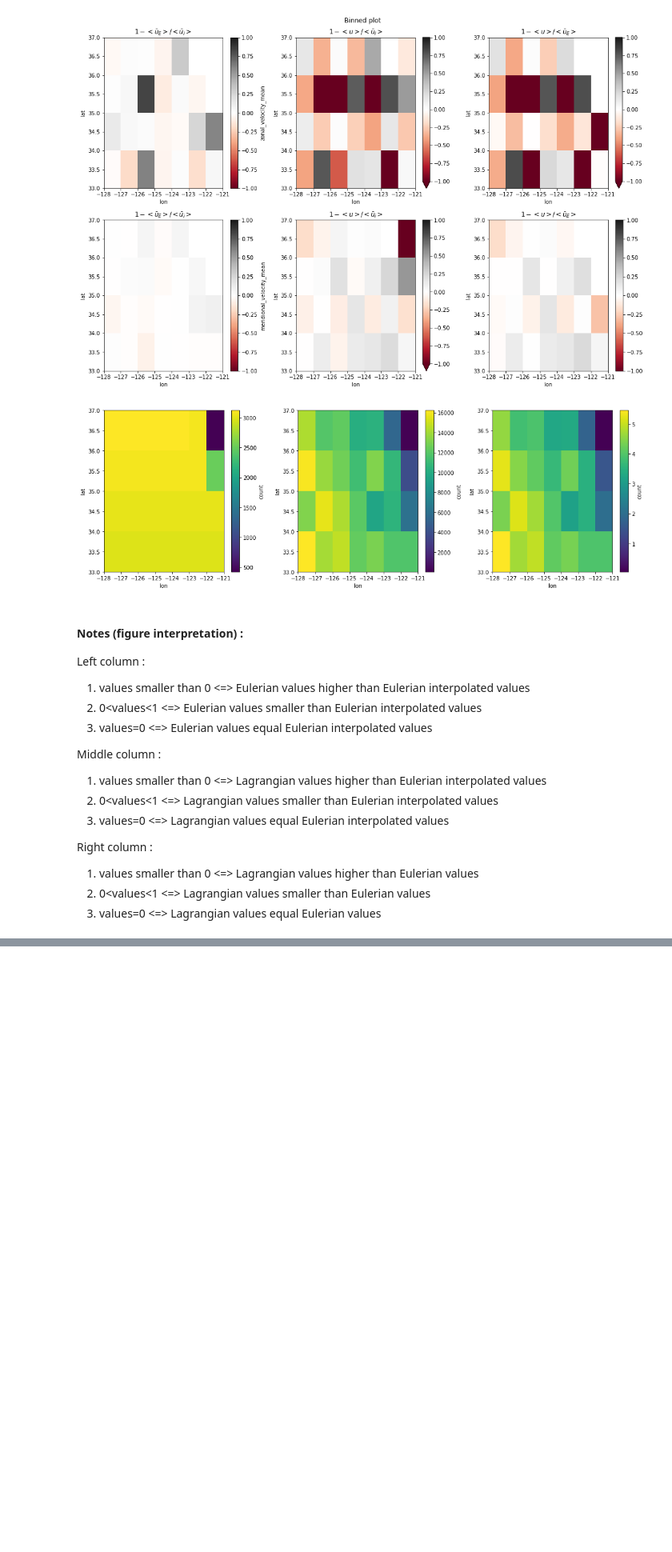
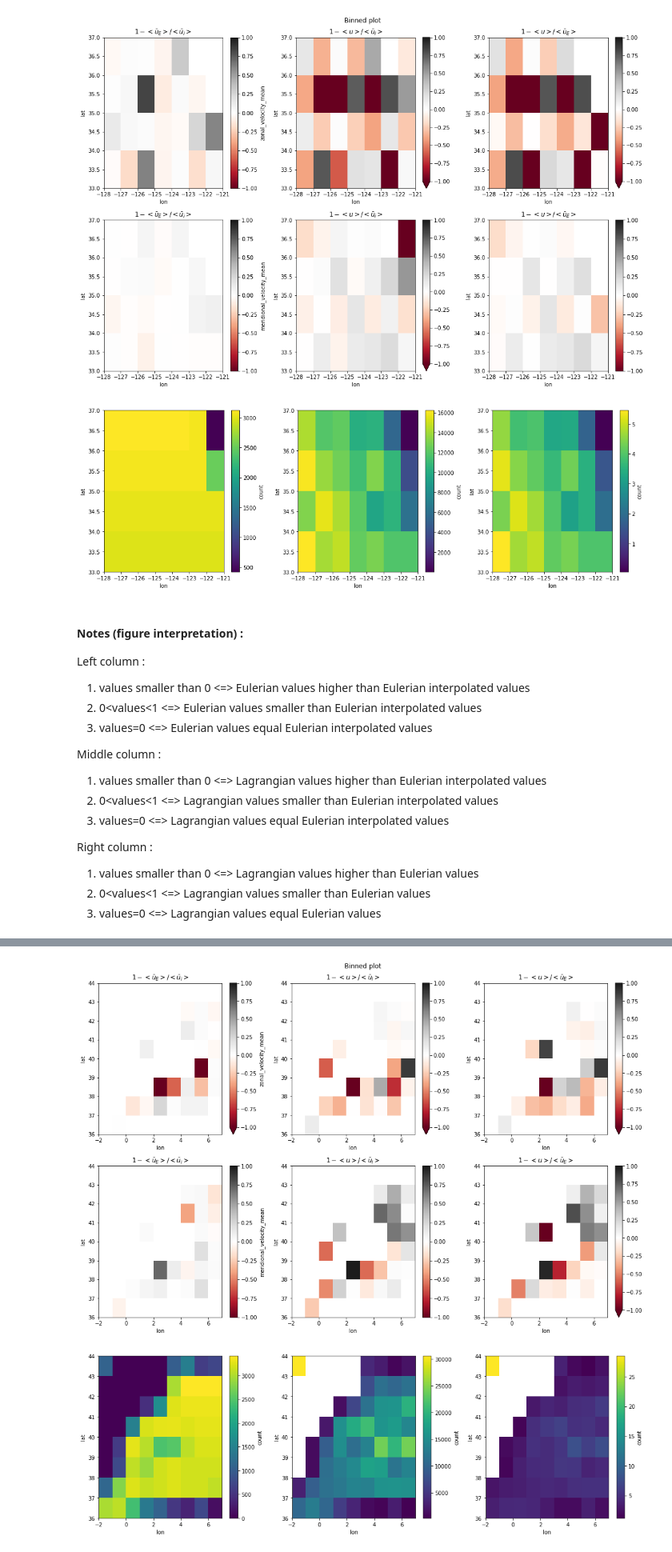
Before and after one commit to zcasparco/SWOT_CalVal, a Jupyter notebook: EL_regional_stats.ipynb, the cells around one changed output, grey strips where cells are left out. Shown at 80% size. Saved outputs shown, nothing was run; the diff lists cells and outputs as text; code cells hidden in the pictures; blank space fills up the shorter version.

```diff
--- a/EL_regional_stats.ipynb
+++ b/EL_regional_stats.ipynb
@@ -377,0 +400,21 @@ df_sub = localize_Lagrangian(bbox,df)
+# %%
+cmap='RdGy'
+fig, axs = plt.subplots(2,3,figsize=(15,10))
+for i,V in enumerate(['zonal_velocity_mean','meridional_velocity_mean']):
+    (1-np.abs(dfE_1dl[V]/dfL_1dl[V])).plot(x='lon',y='lat',cmap=cmap,ax=axs[i,0],vmax=1)
+    (1-np.abs(dfL_1dl[V.split('_m')[0]]/dfL_1dl[V])).plot(x='lon',y='lat',cmap=cmap,ax=axs[i,1],vmax=1)
+    (1-np.abs(dfL_1dl[V.split('_m')[0]]/dfE_1dl[V])).plot(x='lon',y='lat',cmap=cmap,ax=axs[i,2],vmax=1)
+
+    for title,ax in zip([r'$1-<\bar u_E>/<\bar u_i>$',r'$1-<u>/<\bar u_i>$',r'$1-<u>/<\bar u_E>$'],axs[i,:]):
+        ax.set_title(title)
+
+fig.suptitle('Binned plot')
+fig.tight_layout()
+fig,ax = plt.subplots(1,3,figsize=(15,5))
+dfE_1dl['count'].plot(y='lat',ax=ax[0])
+dfL_1dl['count'].plot(y='lat',ax=ax[1])
+(dfL_1dl['count']/dfE_1dl['count']).plot(y='lat',ax=ax[2])
+fig.tight_layout()
+# %% [output]
+[figure, added]
+[figure, added]
```
Also changed, not shown: parts of 33 cells of this notebook, 1 other file.
